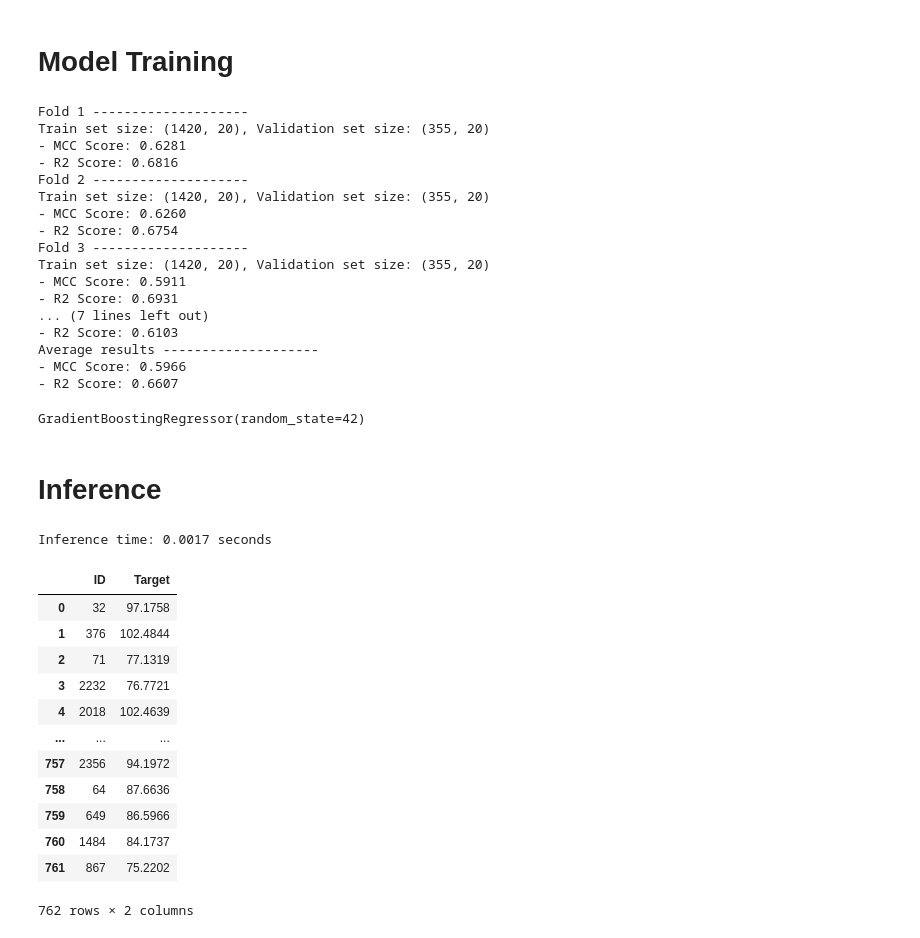
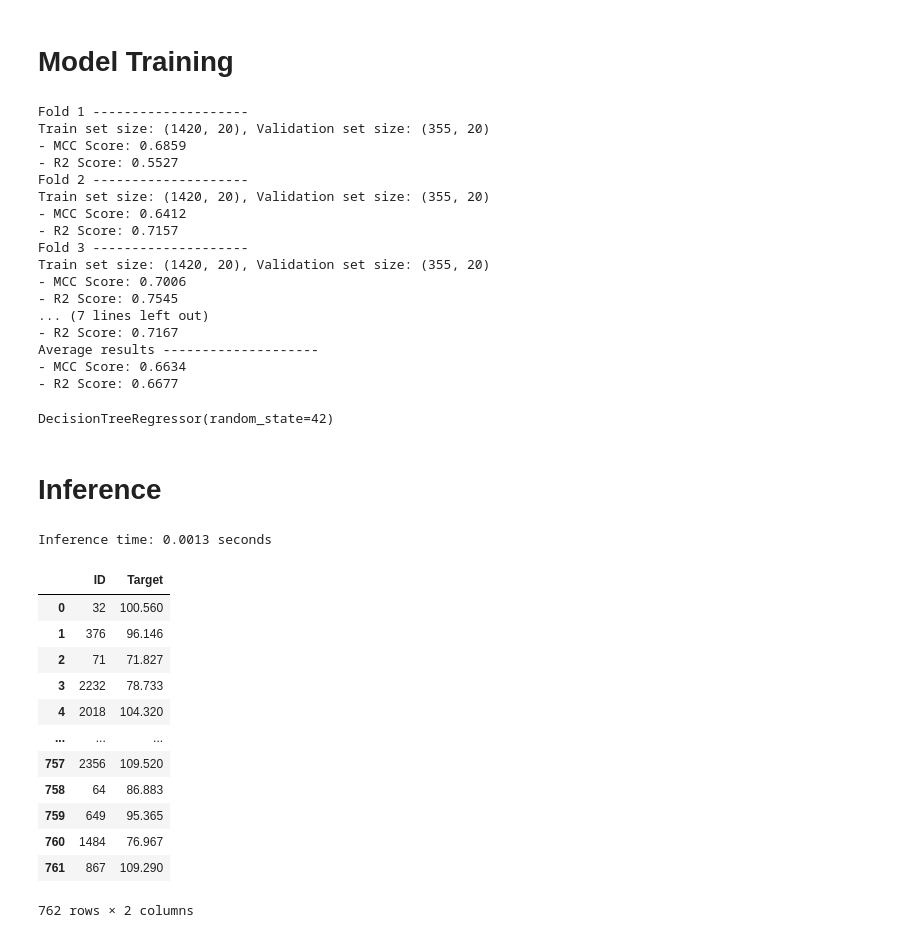
Before and after one commit to tanthinhdt/cbbl-2025, a Jupyter notebook: regression/r_decision-tree.ipynb, the cells around one changed output. Drawn from its saved outputs; the diff is of its cells as text; code cells hidden in the pictures.

```diff
--- a/r_gradient-boosting.ipynb
+++ b/regression/r_decision-tree.ipynb
@@ -127,7 +127,7 @@ X_train
 # Model Training
 # %%
 import numpy as np
-from sklearn.ensemble import GradientBoostingRegressor
+from sklearn.tree import DecisionTreeRegressor
 from sklearn.model_selection import KFold
 from sklearn.metrics import r2_score, matthews_corrcoef
 
@@ -151,7 +151,7 @@ def evaluate(model, X, y_cla, y_reg=None) -> tuple:
     return mcc, r2
 
 
-model = GradientBoostingRegressor(random_state=random_state)
+model = DecisionTreeRegressor(random_state=random_state)
 k_fold = KFold(n_splits=5, shuffle=True, random_state=random_state)
 
 r2_scores = []
@@ -178,49 +178,49 @@ model.fit(X_train, y_train_reg)
 # %% [output]
 Fold 1 --------------------
 Train set size: (1420, 20), Validation set size: (355, 20)
-- MCC Score: 0.6281
-- R2 Score: 0.6816
+- MCC Score: 0.6859
+- R2 Score: 0.5527
 Fold 2 --------------------
 Train set size: (1420, 20), Validation set size: (355, 20)
-- MCC Score: 0.6260
-- R2 Score: 0.6754
+- MCC Score: 0.6412
+- R2 Score: 0.7157
 Fold 3 --------------------
 Train set size: (1420, 20), Validation set size: (355, 20)
-- MCC Score: 0.5911
-- R2 Score: 0.6931
+- MCC Score: 0.7006
+- R2 Score: 0.7545
 ... (7 lines left out)
-- R2 Score: 0.6103
+- R2 Score: 0.7167
 Average results --------------------
-- MCC Score: 0.5966
-- R2 Score: 0.6607
+- MCC Score: 0.6634
+- R2 Score: 0.6677
-GradientBoostingRegressor(random_state=42)
+DecisionTreeRegressor(random_state=42)
 # %% [markdown]
 # Inference
 # %%
 from time import time
 
 
 start_time = time()
-y_pred_reg = model.predict(X_test)
+y_pred = model.predict(X_test)
 end_time = time()
 print(f"Inference time: {end_time - start_time:.4f} seconds")
 
-submission_reg = pd.DataFrame({"ID": test_df["ID"], "Target": y_pred_reg})
-submission_reg["Target"] = submission_reg["Target"].astype(float).round(4)
-submission_reg.to_csv("results/main/r_gradient-boosting_reg.csv", index=False)
-submission_reg
+submission = pd.DataFrame({"ID": test_df["ID"], "Target": y_pred})
+submission["Target"] = submission["Target"].astype(float).round(4)
+submission.to_csv("../results/main/r_decision-tree.csv", index=False)
+submission
 # %% [output]
-Inference time: 0.0017 seconds
+Inference time: 0.0013 seconds
 |  | ID | Target |
-| 0 | 32 | 97.1758 |
-| 1 | 376 | 102.4844 |
-| 2 | 71 | 77.1319 |
-| 3 | 2232 | 76.7721 |
-| 4 | 2018 | 102.4639 |
+| 0 | 32 | 100.560 |
+| 1 | 376 | 96.146 |
+| 2 | 71 | 71.827 |
+| 3 | 2232 | 78.733 |
+| 4 | 2018 | 104.320 |
 | ... | ... | ... |
-| 757 | 2356 | 94.1972 |
-| 758 | 64 | 87.6636 |
-| 759 | 649 | 86.5966 |
-| 760 | 1484 | 84.1737 |
-| 761 | 867 | 75.2202 |
+| 757 | 2356 | 109.520 |
+| 758 | 64 | 86.883 |
+| 759 | 649 | 95.365 |
+| 760 | 1484 | 76.967 |
+| 761 | 867 | 109.290 |
 762 rows × 2 columns
```
Also changed, not shown: parts of 1 cell of this notebook, 29 other files.
